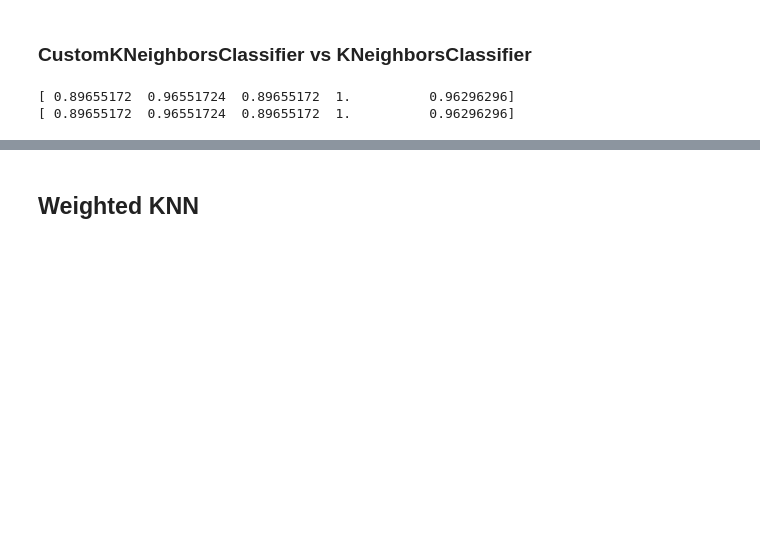
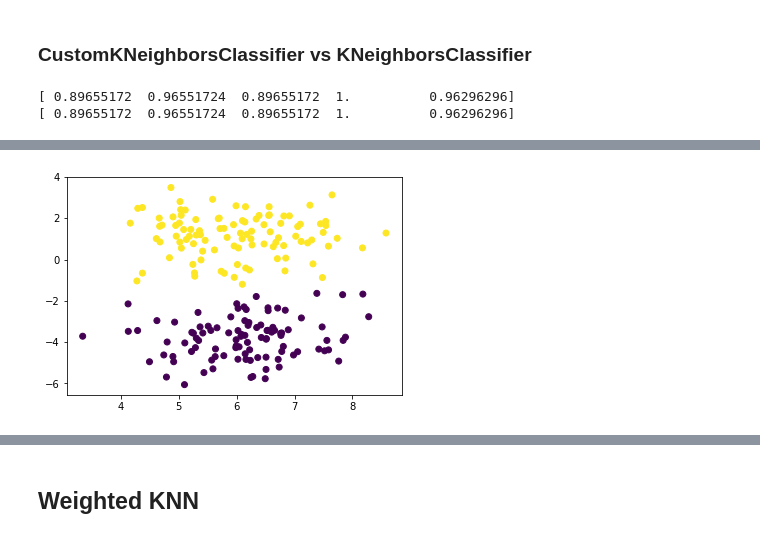
Before and after one commit to sahilsehwag/machine-learning-algorithms, a Jupyter notebook: knn.ipynb, the cells around one changed output, grey strips where cells are left out. Saved outputs shown, nothing was run; the diff lists cells and outputs as text; code cells hidden in the pictures; blank space fills up the shorter version.

```diff
--- a/knn.ipynb
+++ b/knn.ipynb
@@ -116,0 +152,6 @@ print(cross_val_score(estimator=custModel, X=xTest, y=yTest, cv=5))
+# %%
+X,y = make_blobs(n_features=2, cluster_std=1, centers=2, n_samples=200)
+plt.scatter(X[:,0], X[:,1], c=y)
+plt.show()
+# %% [output]
+[figure, added]
```
Also changed, not shown: parts of 9 cells of this notebook, 1 other file.
